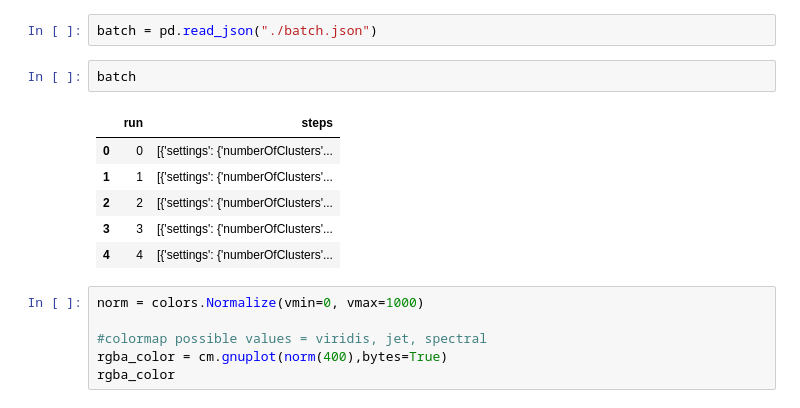
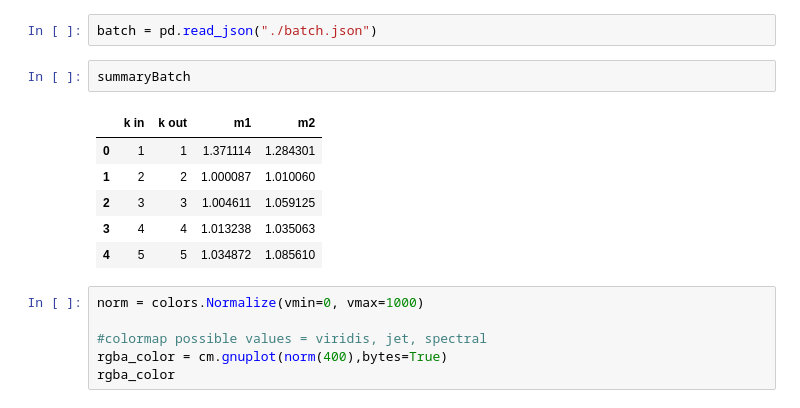
Before and after one commit to vicaba/siot-clustering-viz, a Jupyter notebook: siot-clustering.ipynb, the cells around one changed output. Cells and saved outputs as stored; diff of their text form.

```diff
--- a/siot-clustering.ipynb
+++ b/siot-clustering.ipynb
@@ -8,15 +8,15 @@ import matplotlib.cm as cmx
 summaryBatch = pd.read_json("./summaryBatch.json")
 # %%
 batch = pd.read_json("./batch.json")
-# %%
-batch
-# %% [output]
-|  | run | steps |
-| 0 | 0 | [{'settings': {'numberOfClusters'... |
-| 1 | 1 | [{'settings': {'numberOfClusters'... |
-| 2 | 2 | [{'settings': {'numberOfClusters'... |
-| 3 | 3 | [{'settings': {'numberOfClusters'... |
-| 4 | 4 | [{'settings': {'numberOfClusters'... |
+# %%
+summaryBatch
+# %% [output]
+|  | k in | k out | m1 | m2 |
+| 0 | 1 | 1 | 1.371114 | 1.284301 |
+| 1 | 2 | 2 | 1.000087 | 1.010060 |
+| 2 | 3 | 3 | 1.004611 | 1.059125 |
+| 3 | 4 | 4 | 1.013238 | 1.035063 |
+| 4 | 5 | 5 | 1.034872 | 1.085610 |
 # %%
 norm = colors.Normalize(vmin=0, vmax=1000)
 
```
Also changed, not shown: parts of 1 cell of this notebook, 2 other files.
